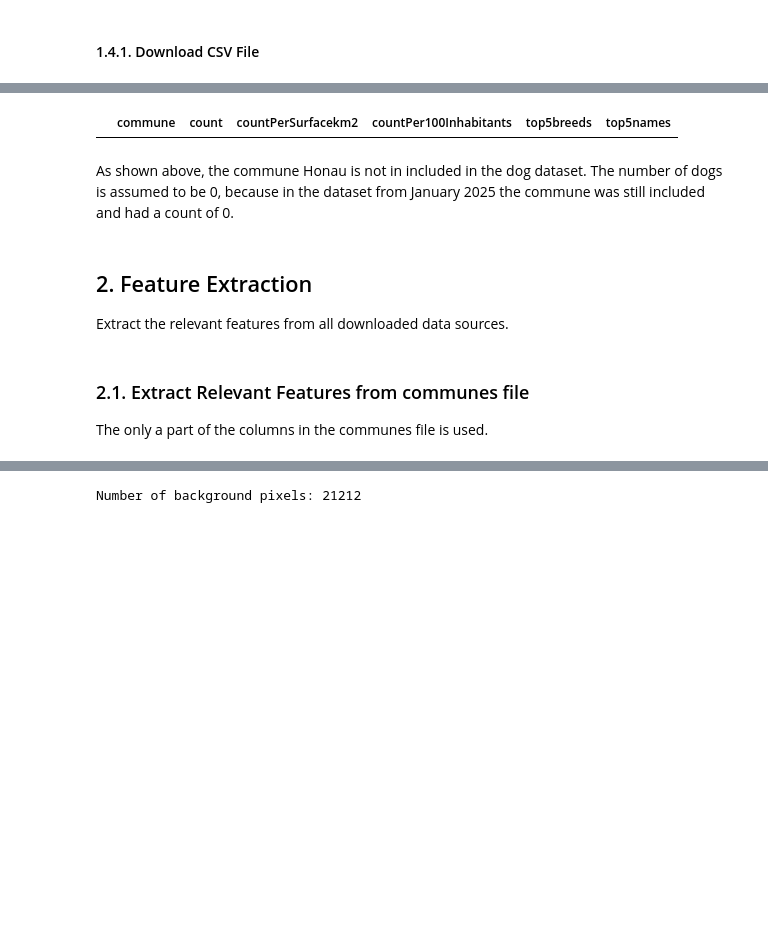
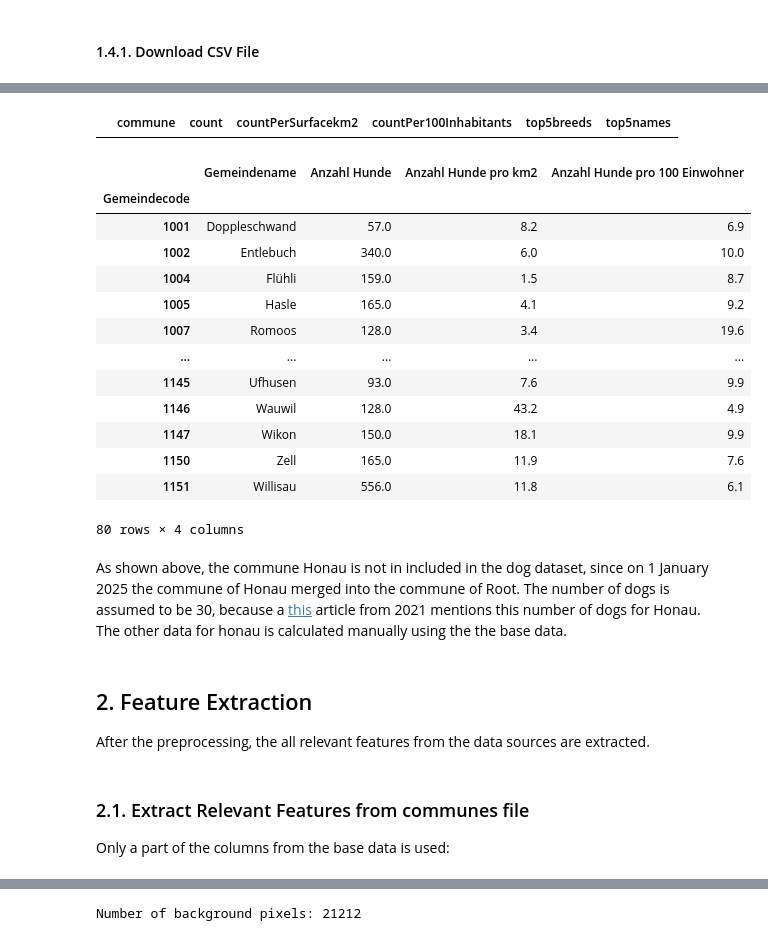
Before and after one commit to RobinfRoth/dawr-ass1, a Jupyter notebook: dawr_assignment1.ipynb, the cells around one changed output, grey strips where cells are left out. Saved outputs shown, nothing was run; the diff lists cells and outputs as text; code cells hidden in the pictures; blank space fills up the shorter version.

```diff
--- a/dawr_assignment1.ipynb
+++ b/dawr_assignment1.ipynb
@@ -194,6 +242,12 @@ communes_lu, communes_lu_names = preprocess_communes_df(
 def download_coat_of_arms(source_url: str, destination_dir: Path, commune_names: Dict[int, str], logging: bool=False) -> None:
     '''
     Downloads images of all coats of arms from Staatsarchiv Luzern.
+
+    Edge Cases:
+    - For communes that have a combined name like "Escholzmatt-Marbach" the
+    coat of arms of the first commune is fetched.
+    - For a multi-word name like "Hergiswil bei Willisau" only the first word
+    is used to fetch the coat of arms.
 
     Parameters
     ----------
@@ -203,7 +257,7 @@ def download_coat_of_arms(source_url: str, destination_dir: Path, commune_names:
         The Path of the directory where the coats of arms should be stored.
     commune_names : dict
         A dict that matches all BFS numbers of the communes to their names.
-    logging : bool
+    logging : bool, Optional
         If True, logging messages will be printed. Defaults to False.
 
     Returns
@@ -535,33 +619,49 @@ def preprocess_dog_df(raw_dogs: pd.DataFrame, commune_names: Dict[int, str]) ->
 # %%
 dogs = pd.read_csv(DOGS_PATH, sep=';', skiprows=1)
 
-# Check if Honau is a part of the dog dataset
+# Check if Honau is a part of the raw dog dataset - spoiler: it is not
 display(dogs.loc[dogs["commune"] == 'Honau'])
 
+# Manually add Honau, which is not present in the original dog data
 honau_row = pd.DataFrame(
     {'commune': 'Honau',
-     'count': 0,
-     'countPerSurfacekm2': 0,
-     'countPer100Inhabitants': 0,
+     'count': 30,
+     'countPerSurfacekm2': 30 / communes_lu.at[1057, "Gesamtfläche in km²"],
+     'countPer100Inhabitants': (30 / communes_lu.at[1057, "Einwohner"]) * 100,
      'top5breeds':np.nan,
      'top5names': np.nan
     },
     index=[dogs.shape[0]])
 dogs = pd.concat([dogs, honau_row])
 
 df_dogs = preprocess_dog_df(dogs, communes_lu_names)
+df_dogs
 # %% [output]
 |  | commune | count | countPerSurfacekm2 | countPer100Inhabitants | top5breeds | top5names |
+|  | Gemeindename | Anzahl Hunde | Anzahl Hunde pro km2 | Anzahl Hunde pro 100 Einwohner |
+| Gemeindecode |  |  |  |  |
+| 1001 | Doppleschwand | 57.0 | 8.2 | 6.9 |
+| 1002 | Entlebuch | 340.0 | 6.0 | 10.0 |
+| 1004 | Flühli | 159.0 | 1.5 | 8.7 |
+| 1005 | Hasle | 165.0 | 4.1 | 9.2 |
+| 1007 | Romoos | 128.0 | 3.4 | 19.6 |
+| ... | ... | ... | ... | ... |
+| 1145 | Ufhusen | 93.0 | 7.6 | 9.9 |
+| 1146 | Wauwil | 128.0 | 43.2 | 4.9 |
+| 1147 | Wikon | 150.0 | 18.1 | 9.9 |
+| 1150 | Zell | 165.0 | 11.9 | 7.6 |
+| 1151 | Willisau | 556.0 | 11.8 | 6.1 |
+80 rows × 4 columns
-# %% [markdown]
-As shown above, the commune Honau is not in included in the dog dataset. The number of dogs is assumed to be 0, because in the dataset from January 2025 the commune was still included and had a count of 0.
+# %% [markdown]
+As shown above, the commune Honau is not in included in the dog dataset, since on 1 January 2025 the commune of Honau merged into the commune of Root. The number of dogs is assumed to be 30, because a [this](https://www.luzernerzeitung.ch/zentralschweiz/luzern/in-diesen-gemeinden-gibt-es-am-meisten-hunde-ld.2210663) article from 2021 mentions this number of dogs for Honau. The other data for honau is calculated manually using the the base data.
 # %% [markdown]
 ## 2. Feature Extraction
 
-Extract the relevant features from all downloaded data sources.
+After the preprocessing, the all relevant features from the data sources are extracted.
 # %% [markdown]
 ### 2.1. Extract Relevant Features from communes file
 
-The only a part of the columns in the communes file is used.
+Only a part of the columns from the base data is used:
 # %%
 base_data = communes_lu.iloc[:, [0, 1, 3, 5, 6, 7, 14, 15, 17, 19, 29, 30]]
 base_data
```
Also changed, not shown: parts of 38 cells of this notebook, 1 other file.
